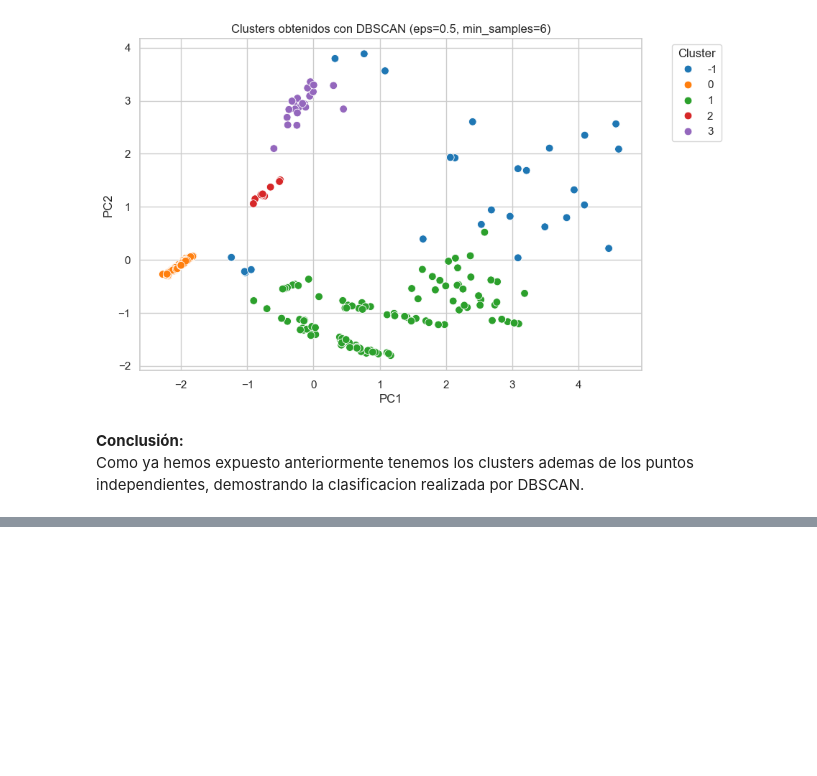
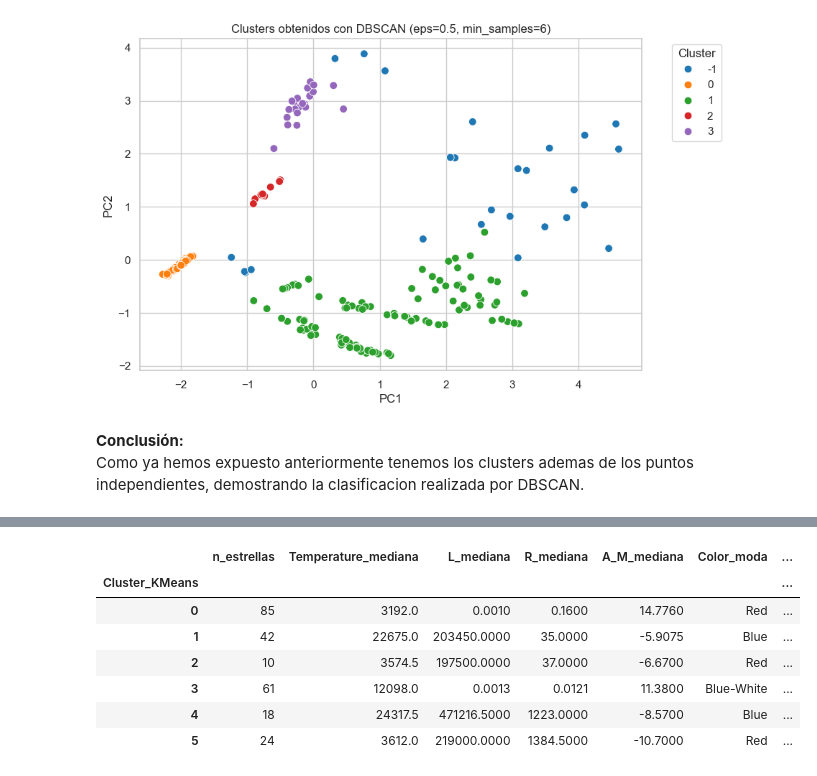
Before and after one commit to DiegoVa6/Grupo05_Practica2, a Jupyter notebook: practica2_estrellas.ipynb, the cells around one changed output, grey strips where cells are left out. Cells and saved outputs as stored; diff of their text form; code cells hidden in the pictures; blank space fills up the shorter version.

```diff
--- a/practica2_estrellas.ipynb
+++ b/practica2_estrellas.ipynb
@@ -1048,0 +1205,24 @@ Como ya hemos expuesto anteriormente tenemos los clusters ademas de los puntos i
+# %%
+def moda_serie(x):
+    return x.mode().iloc[0]
+
+cluster_profile = df_clusters.groupby("Cluster_KMeans").agg(
+    n_estrellas=("Cluster_KMeans", "count"),
+    Temperature_mediana=("Temperature", "median"),
+    L_mediana=("L", "median"),
+    R_mediana=("R", "median"),
+    A_M_mediana=("A_M", "median"),
+    Color_moda=("Color", moda_serie),
+    Spectral_Class_moda=("Spectral_Class", moda_serie)
+)
+
+display(cluster_profile.round(4))
+# %% [output]
+|  | n_estrellas | Temperature_mediana | L_mediana | R_mediana | A_M_mediana | Color_moda | ... |
+| Cluster_KMeans |  |  |  |  |  |  | ... |
+| 0 | 85 | 3192.0 | 0.0010 | 0.1600 | 14.7760 | Red | ... |
+| 1 | 42 | 22675.0 | 203450.0000 | 35.0000 | -5.9075 | Blue | ... |
+| 2 | 10 | 3574.5 | 197500.0000 | 37.0000 | -6.6700 | Red | ... |
+| 3 | 61 | 12098.0 | 0.0013 | 0.0121 | 11.3800 | Blue-White | ... |
+| 4 | 18 | 24317.5 | 471216.5000 | 1223.0000 | -8.5700 | Blue | ... |
+| 5 | 24 | 3612.0 | 219000.0000 | 1384.5000 | -10.7000 | Red | ... |
```
Also changed, not shown: parts of 17 cells of this notebook.
